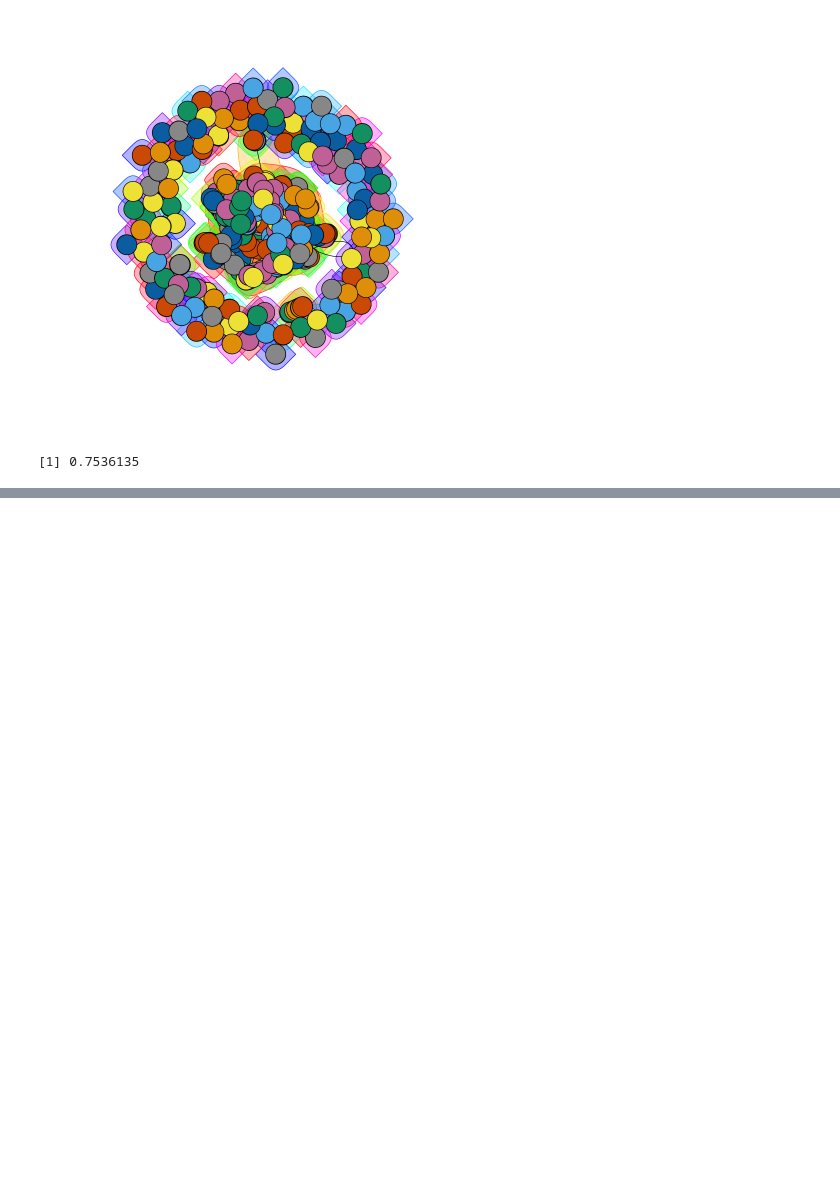
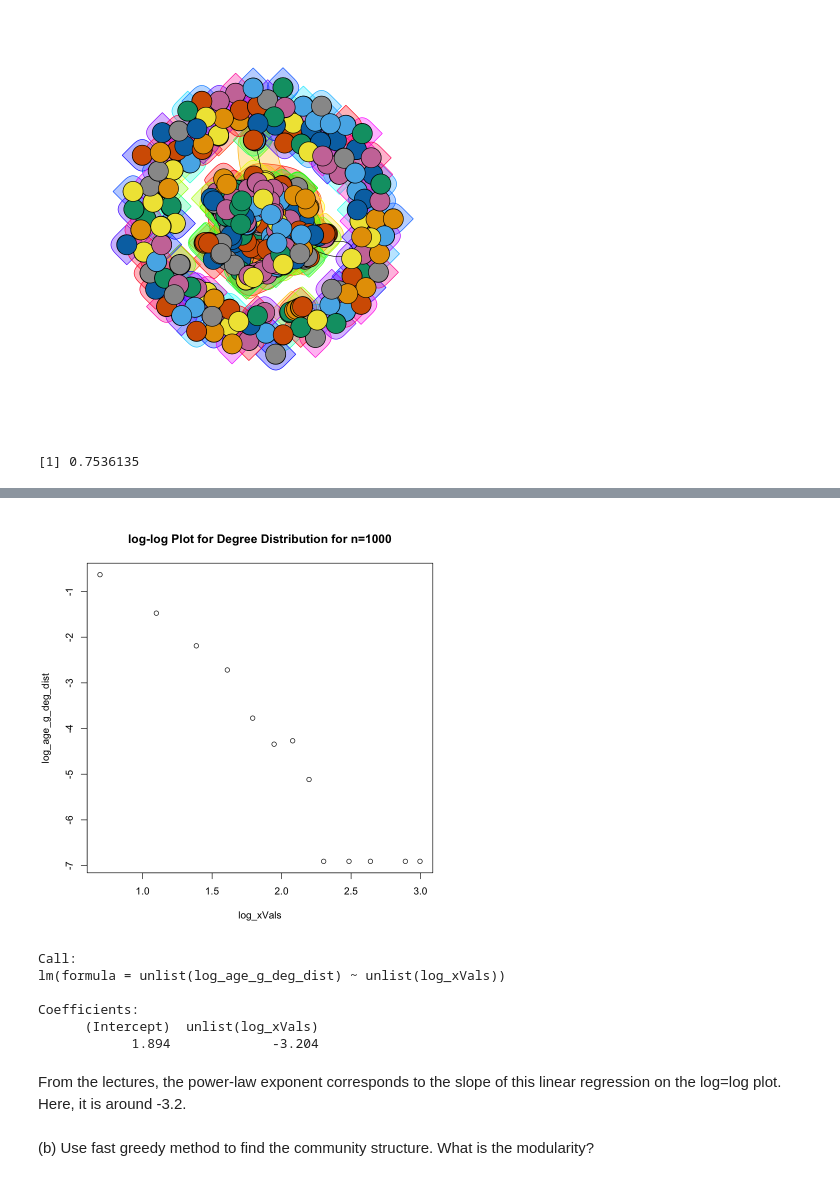
Before and after one commit to morgworth/ece232_team, a Jupyter notebook: Project 1/Morgan Project1.ipynb, the cells around one changed output, grey strips where cells are left out. Drawn from its saved outputs; the diff is of its cells as text; code cells hidden in the pictures; blank space fills up the shorter version.

```diff
--- a/Project 1/Morgan Project1.ipynb
+++ b/Project 1/Morgan Project1.ipynb
@@ -954,0 +970,28 @@ Comparing the plots, the first procedure looks to be more organic where the clus
+# %%
+age_g_deg_dist = degree.distribution(age_g)
+xVals = 1:length(age_g_deg_dist)
+log_age_g_deg_dist = list()
+log_xVals = list()
+for(i in 1:length(age_g_deg_dist)){
+    if(age_g_deg_dist[i] != 0){
+        log_age_g_deg_dist = append(log_age_g_deg_dist, log(age_g_deg_dist[i]))
+        log_xVals = append(log_xVals, log(i))
+    }
+}
+
+plot(log_xVals, log_age_g_deg_dist, main="log-log Plot for Degree Distribution for n=1000")
+# %% [output]
+[figure, added]
+# %%
+lm(unlist(log_age_g_deg_dist) ~ unlist(log_xVals))
+# %% [output]
+Call:
+lm(formula = unlist(log_age_g_deg_dist) ~ unlist(log_xVals))
+
+Coefficients:
+      (Intercept)  unlist(log_xVals)
+            1.894             -3.204
+# %% [markdown]
+From the lectures, the power-law exponent corresponds to the slope of this linear regression on the log=log plot. Here, it is around -3.2.
+# %% [markdown]
+(b) Use fast greedy method to find the community structure. What is the modularity?
```
Also changed, not shown: parts of 7 cells of this notebook.
